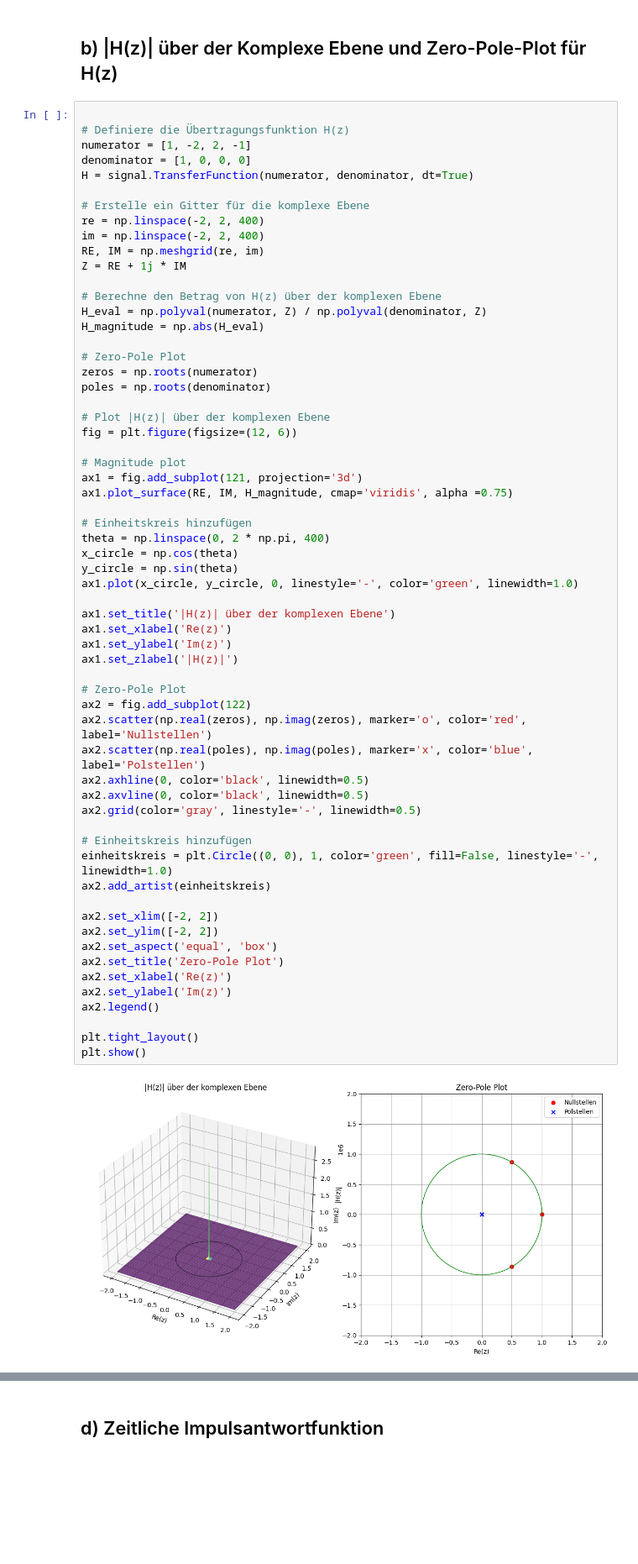
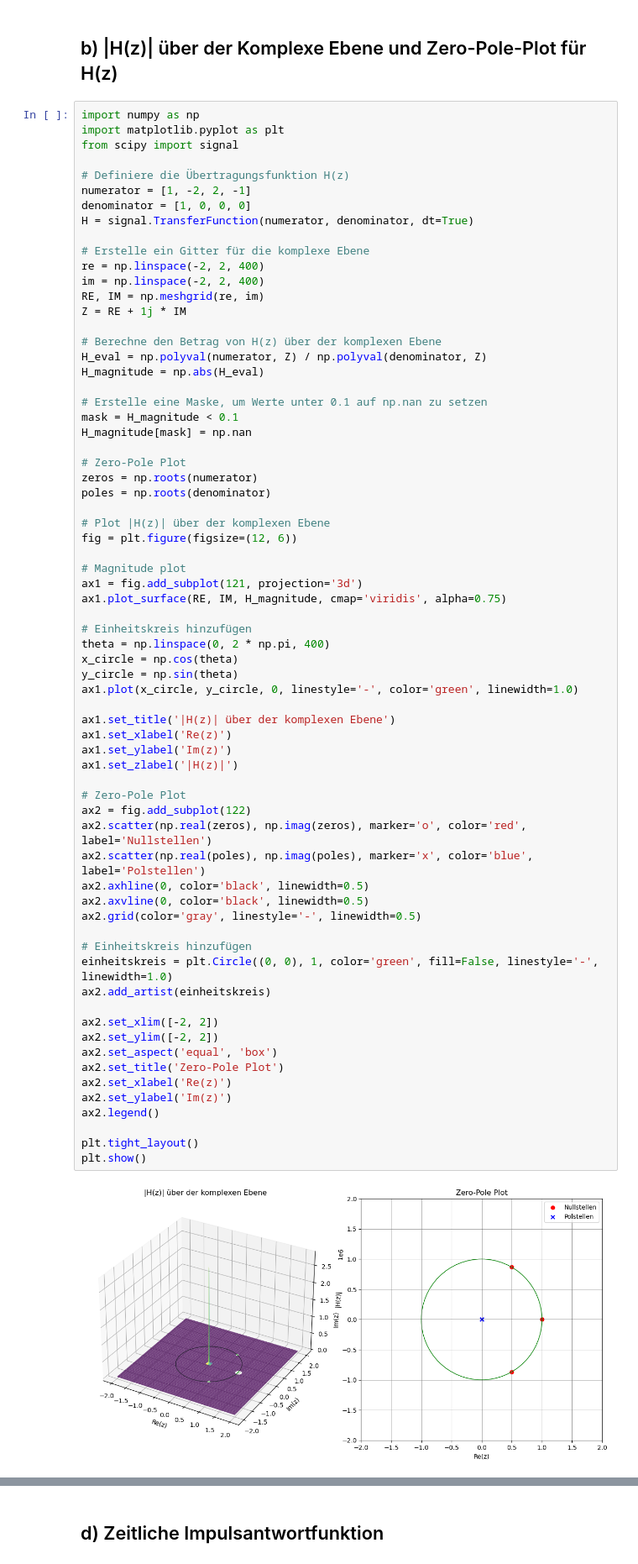
Before and after one commit to DerGeileHarald/Sprachverarbeitung, a Jupyter notebook: Labor5.ipynb, the cells around one changed output, grey strips where cells are left out. Shown: that part at 84% size. Cells and saved outputs as stored; diff of their text form; blank space fills up the shorter version.

```diff
--- a/Labor5.ipynb
+++ b/Labor5.ipynb
@@ -51,6 +51,9 @@ $f= \pm \frac{f_{a}}{6}$
 # %% [markdown]
 ## b) |H(z)| über der Komplexe Ebene und Zero-Pole-Plot für H(z)
 # %%
+import numpy as np
+import matplotlib.pyplot as plt
+from scipy import signal
 
 # Definiere die Übertragungsfunktion H(z)
 numerator = [1, -2, 2, -1]
@@ -67,6 +70,10 @@ Z = RE + 1j * IM
 H_eval = np.polyval(numerator, Z) / np.polyval(denominator, Z)
 H_magnitude = np.abs(H_eval)
 
+# Erstelle eine Maske, um Werte unter 0.1 auf np.nan zu setzen
+mask = H_magnitude < 0.1
+H_magnitude[mask] = np.nan
+
 # Zero-Pole Plot
 zeros = np.roots(numerator)
 poles = np.roots(denominator)
@@ -76,7 +83,7 @@ fig = plt.figure(figsize=(12, 6))
 
 # Magnitude plot
 ax1 = fig.add_subplot(121, projection='3d')
-ax1.plot_surface(RE, IM, H_magnitude, cmap='viridis', alpha =0.75)
+ax1.plot_surface(RE, IM, H_magnitude, cmap='viridis', alpha=0.75)
 
 # Einheitskreis hinzufügen
 theta = np.linspace(0, 2 * np.pi, 400)
@@ -85,34 +92,34 @@ y_circle = np.sin(theta)
 ax1.plot(x_circle, y_circle, 0, linestyle='-', color='green', linewidth=1.0)
 
 ax1.set_title('|H(z)| über der komplexen Ebene')
 ax1.set_xlabel('Re(z)')
 ax1.set_ylabel('Im(z)')
 ax1.set_zlabel('|H(z)|')
 
 # Zero-Pole Plot
 ax2 = fig.add_subplot(122)
 ax2.scatter(np.real(zeros), np.imag(zeros), marker='o', color='red', label='Nullstellen')
 ax2.scatter(np.real(poles), np.imag(poles), marker='x', color='blue', label='Polstellen')
 ax2.axhline(0, color='black', linewidth=0.5)
 ax2.axvline(0, color='black', linewidth=0.5)
 ax2.grid(color='gray', linestyle='-', linewidth=0.5)
 
 # Einheitskreis hinzufügen
 einheitskreis = plt.Circle((0, 0), 1, color='green', fill=False, linestyle='-', linewidth=1.0)
 ax2.add_artist(einheitskreis)
 
 ax2.set_xlim([-2, 2])
 ax2.set_ylim([-2, 2])
 ax2.set_aspect('equal', 'box')
 ax2.set_title('Zero-Pole Plot')
 ax2.set_xlabel('Re(z)')
 ax2.set_ylabel('Im(z)')
 ax2.legend()
 
 plt.tight_layout()
 plt.show()
 # %% [output]
-[figure, old version]
+[figure, new version]
 # %% [markdown]
 ## Vergleich
 In der dreidimensionalen Darstellung wird |H(z)| auf die komplexe Ebene abgebildet. Hierdurch sieht man deutlich die Pol- und Nullstellen der Z-Transformation und wie diese die sich auf dem Einheitskreis abspielende Fouriertransformation beeinflussen. Das Zero Pole Diagramm zeigt ausschließlich die komplexe Ebene der dreidimensionalen Darstellung mit eingezeichneten Pol- und Nullstellen. Hier sieht man also lediglich deren Position und keine möglichen Einflüsse von |H(z)|.
```
Also changed, not shown: parts of 5 cells of this notebook.
